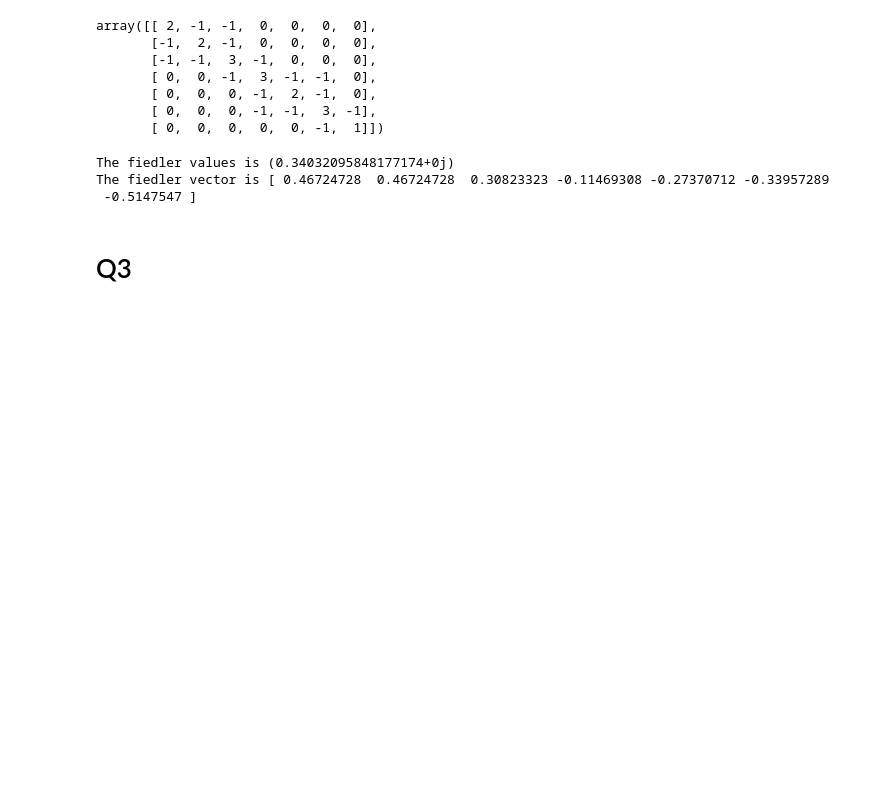
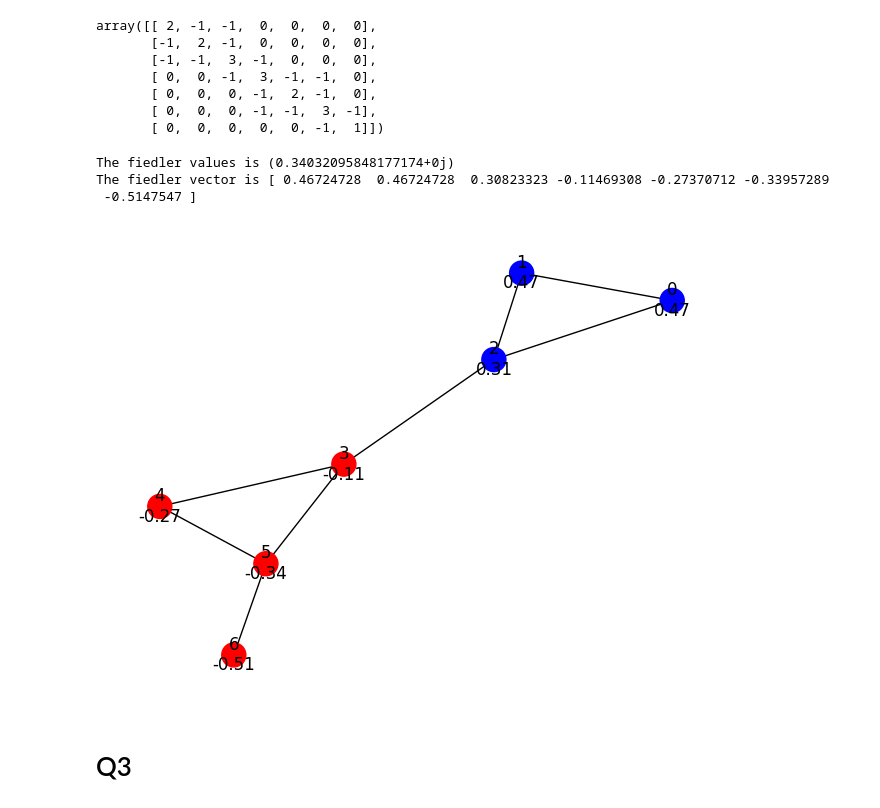
Before and after one commit to danieldamc/redes-complejas, a Jupyter notebook: Assignment_2/assignment_2.ipynb, the cells around one changed output. Cells and saved outputs as stored; diff of their text form; code cells hidden in the pictures; blank space fills up the shorter version.

```diff
--- a/Assignment_2/assignment_2.ipynb
+++ b/Assignment_2/assignment_2.ipynb
@@ -4,3 +4,15 @@
 import numpy as np
 # %% [markdown]
 # Q1
+# %%
+Adj= np.array([
+    [0, 1, 1, 0, 0, 0, 0],
+    [1, 0, 1, 0, 0, 0, 0],
+    [1, 1, 0, 1, 0, 0, 0],
+    [0, 0, 1, 0, 1, 1, 0],
+    [0, 0, 0, 1, 0, 1, 0],
+    [0, 0, 0, 1, 1, 0, 1],
+    [0, 0, 0, 0, 0, 1, 0]
+])
+
+Adj
@@ -49,12 +69,16 @@ community_2 = [i for i, x in enumerate(fiedler_vector) if x < 0]
 # %%
 import matplotlib.pyplot as plt
 
 node_colors = ['blue' if node in community_1 else 'red' for node in G.nodes()]
 
+pos = nx.spring_layout(G)
 plt.figure(figsize=(8, 6))
-nx.draw(G, pos=nx.spring_layout(G), with_labels=True, node_color=node_colors, node_size=300, )
-plt.title('Grafo Con Cumunidades Coloreadas')
+labels = {i: f'{i}\n{fiedler_vector[i]:.2f}' for i in range(len(fiedler_vector))}
+nx.draw_networkx_labels(G, pos, labels, font_size=12, )
+nx.draw(G, pos=pos, with_labels=False, node_color=node_colors, node_size=300)
 plt.show()
+# %% [output]
+[figure, added]
 # %%
 Adj= np.array([
     [0, 1, 1, 0, 0, 0, 0],
```
Also changed, not shown: parts of 5 cells of this notebook, 3 other files.
